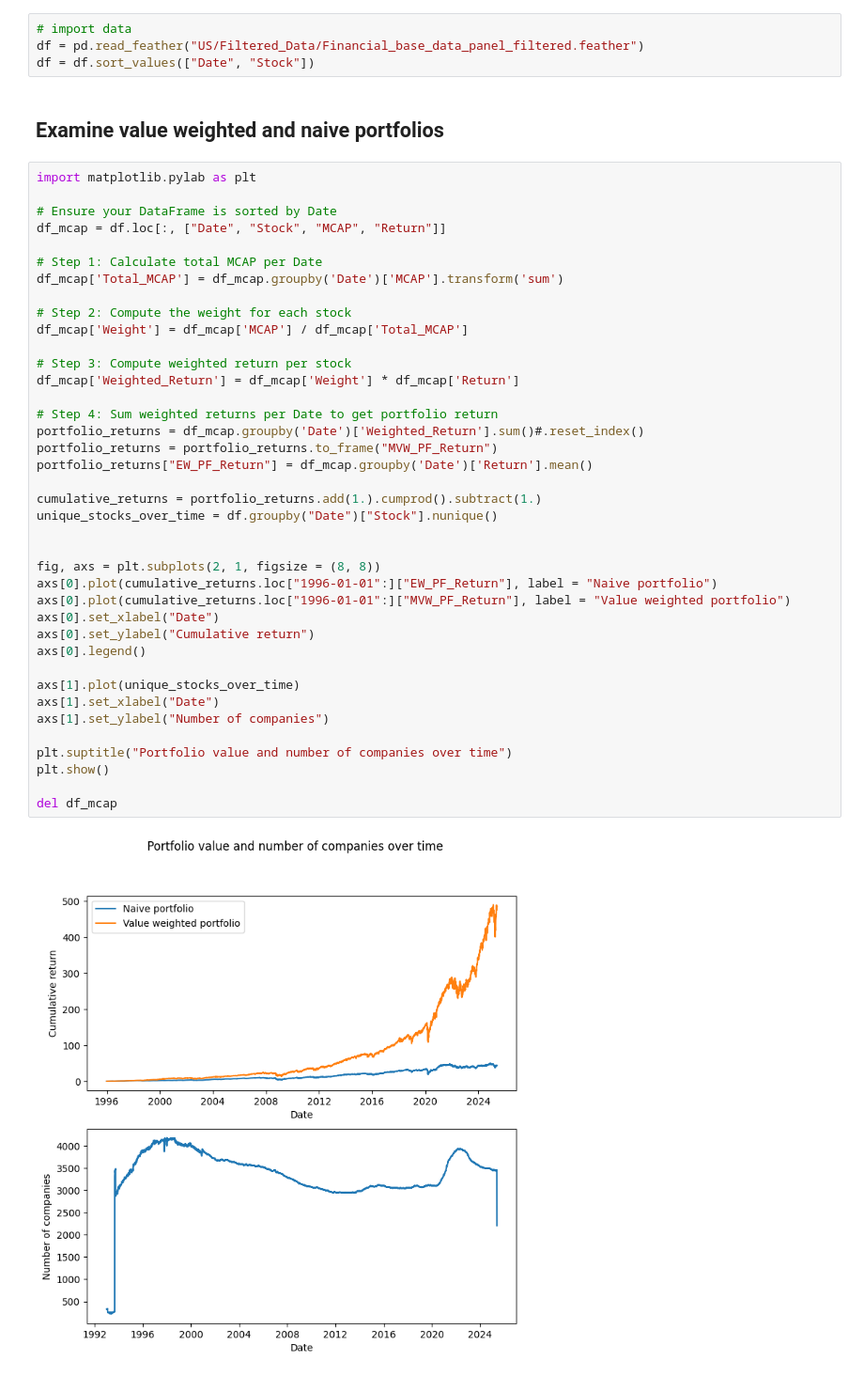
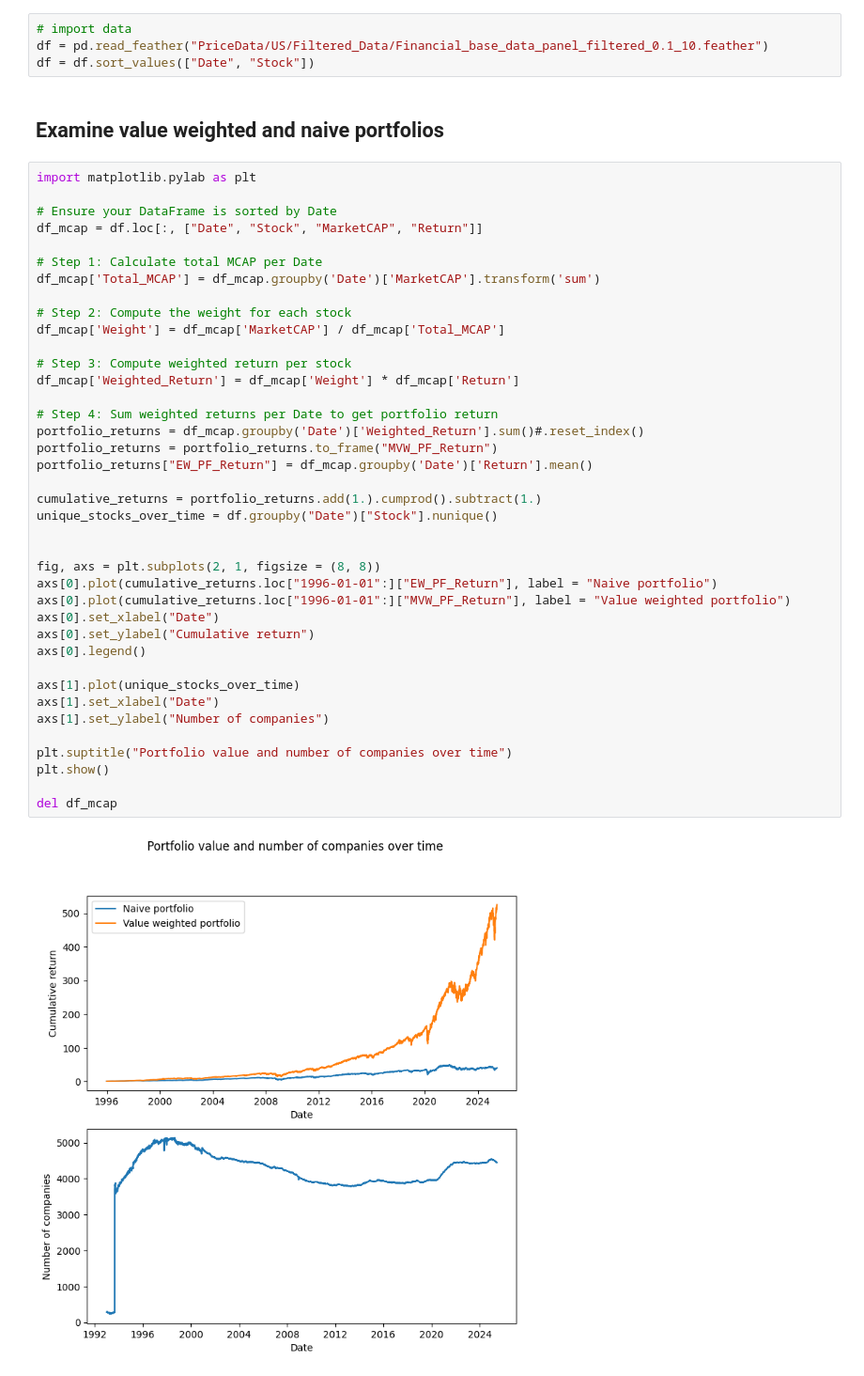
Before and after one commit to RalfKellner/Datastream, a Jupyter notebook: examine.ipynb, the cells around one changed output. Shown at 94% size. Drawn from its saved outputs; the diff is of its cells as text.

Commit message:
minor updates for filtering US data

```diff
--- a/examine.ipynb
+++ b/examine.ipynb
@@ -16,7 +16,7 @@ company_info.head()
 ## Import return data
 # %%
 # import data
-df = pd.read_feather("US/Filtered_Data/Financial_base_data_panel_filtered.feather")
+df = pd.read_feather("PriceData/US/Filtered_Data/Financial_base_data_panel_filtered_0.1_10.feather")
 df = df.sort_values(["Date", "Stock"])
 # %% [markdown]
 ## Examine value weighted and naive portfolios
@@ -24,40 +24,40 @@ df = df.sort_values(["Date", "Stock"])
 import matplotlib.pylab as plt
 
 # Ensure your DataFrame is sorted by Date
-df_mcap = df.loc[:, ["Date", "Stock", "MCAP", "Return"]]
+df_mcap = df.loc[:, ["Date", "Stock", "MarketCAP", "Return"]]
 
 # Step 1: Calculate total MCAP per Date
-df_mcap['Total_MCAP'] = df_mcap.groupby('Date')['MCAP'].transform('sum')
+df_mcap['Total_MCAP'] = df_mcap.groupby('Date')['MarketCAP'].transform('sum')
 
 # Step 2: Compute the weight for each stock
-df_mcap['Weight'] = df_mcap['MCAP'] / df_mcap['Total_MCAP']
+df_mcap['Weight'] = df_mcap['MarketCAP'] / df_mcap['Total_MCAP']
 
 # Step 3: Compute weighted return per stock
 df_mcap['Weighted_Return'] = df_mcap['Weight'] * df_mcap['Return']
 
 # Step 4: Sum weighted returns per Date to get portfolio return
 portfolio_returns = df_mcap.groupby('Date')['Weighted_Return'].sum()#.reset_index()
 portfolio_returns = portfolio_returns.to_frame("MVW_PF_Return")
 portfolio_returns["EW_PF_Return"] = df_mcap.groupby('Date')['Return'].mean()
 
 cumulative_returns = portfolio_returns.add(1.).cumprod().subtract(1.)
 unique_stocks_over_time = df.groupby("Date")["Stock"].nunique()
 
 
 fig, axs = plt.subplots(2, 1, figsize = (8, 8))
 axs[0].plot(cumulative_returns.loc["1996-01-01":]["EW_PF_Return"], label = "Naive portfolio")
 axs[0].plot(cumulative_returns.loc["1996-01-01":]["MVW_PF_Return"], label = "Value weighted portfolio")
 axs[0].set_xlabel("Date")
 axs[0].set_ylabel("Cumulative return")
 axs[0].legend()
 
 axs[1].plot(unique_stocks_over_time)
 axs[1].set_xlabel("Date")
 axs[1].set_ylabel("Number of companies")
 
 plt.suptitle("Portfolio value and number of companies over time")
 plt.show()
 
 del df_mcap
 # %% [output]
-[figure, old version]
+[figure, new version]
```
Also changed, not shown: parts of 5 cells of this notebook, 4 other files.
